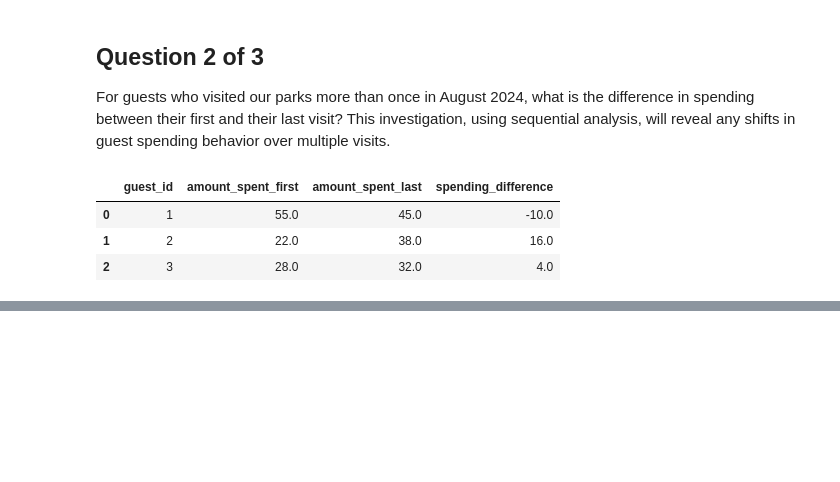
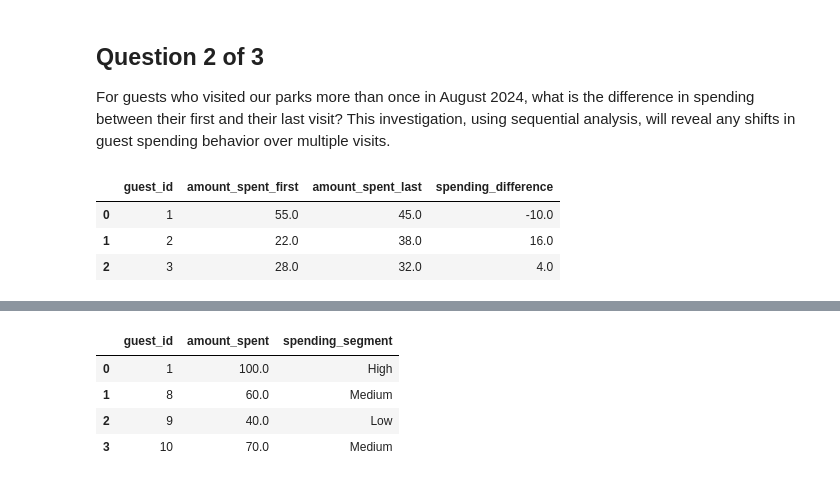
Before and after one commit to Haris-09/Python-Summer-Party-Challenge, a Jupyter notebook: Python_Summer_Party.ipynb, the cells around one changed output, grey strips where cells are left out. Drawn from its saved outputs; the diff is of its cells as text; code cells hidden in the pictures; blank space fills up the shorter version.

```diff
--- a/Python_Summer_Party.ipynb
+++ b/Python_Summer_Party.ipynb
@@ -287,0 +303,26 @@ display(spending_comparison)
+# %%
+september_spending = fct_guest_spending[(fct_guest_spending['visit_date'].dt.month == 9) & (fct_guest_spending['visit_date'].dt.year == 2024)].copy()
+
+total_spending_september = september_spending.groupby('guest_id')['amount_spent'].sum().reset_index()
+
+# Exclude guests who did not make any purchases (total spending is 0 or less)
+total_spending_september = total_spending_september[total_spending_september['amount_spent'] > 0].copy()
+
+
+def categorize_spending(total_spent):
+    if total_spent < 50:
+        return 'Low'
+    elif 50 <= total_spent < 100:
+        return 'Medium'
+    else:
+        return 'High'
+
+total_spending_september['spending_segment'] = total_spending_september['amount_spent'].apply(categorize_spending)
+
+display(total_spending_september)
+# %% [output]
+|  | guest_id | amount_spent | spending_segment |
+| 0 | 1 | 100.0 | High |
+| 1 | 8 | 60.0 | Medium |
+| 2 | 9 | 40.0 | Low |
+| 3 | 10 | 70.0 | Medium |
```
Also changed, not shown: parts of 4 cells of this notebook.
